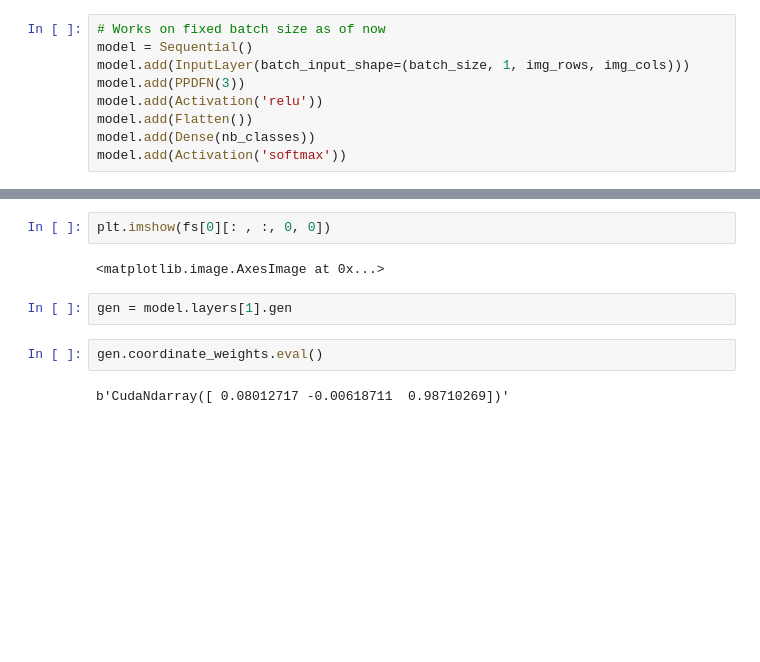
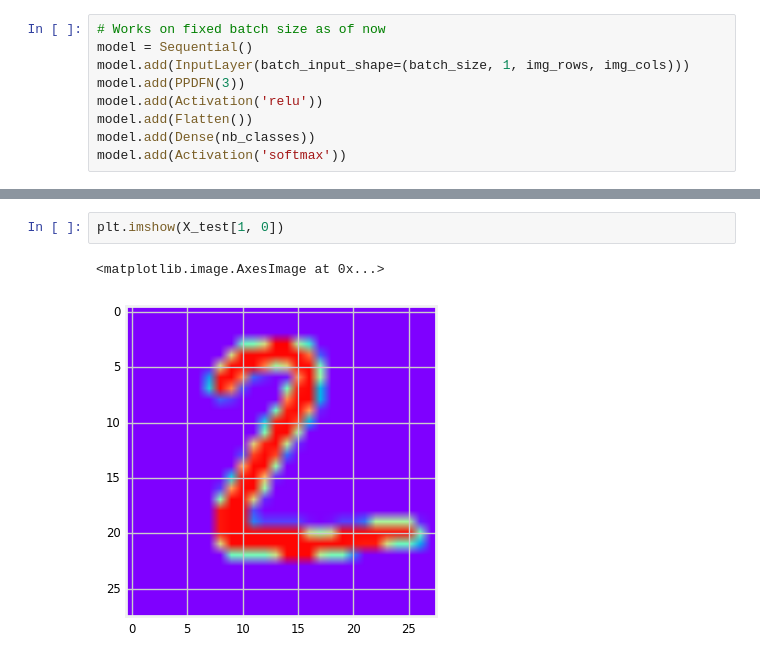
Before and after one commit to unique-horn/ppap-experiments, a Jupyter notebook: dfn/dfn-mnist.ipynb, the cells around one changed output, grey strips where cells are left out. Saved outputs shown, nothing was run; the diff lists cells and outputs as text; blank space fills up the shorter version.

```diff
--- a/dfn/dfn-mnist.ipynb
+++ b/dfn/dfn-mnist.ipynb
@@ -153,10 +153,5 @@ plt.imshow(filters_image(fs[0]))
 # %%
-plt.imshow(fs[0][: , :, 0, 0])
+plt.imshow(X_test[1, 0])
 # %% [output]
 <matplotlib.image.AxesImage at 0x...>
+[figure, added]
-# %%
-gen = model.layers[1].gen
-# %%
-gen.coordinate_weights.eval()
-# %% [output]
-b'CudaNdarray([ 0.08012717 -0.00618711  0.98710269])'
```
Also changed, not shown: parts of 7 cells of this notebook.
